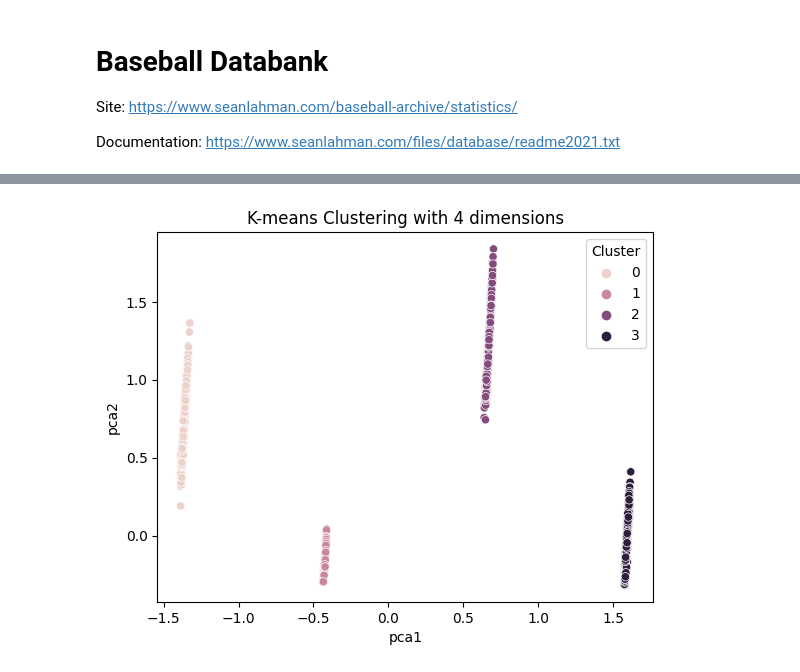
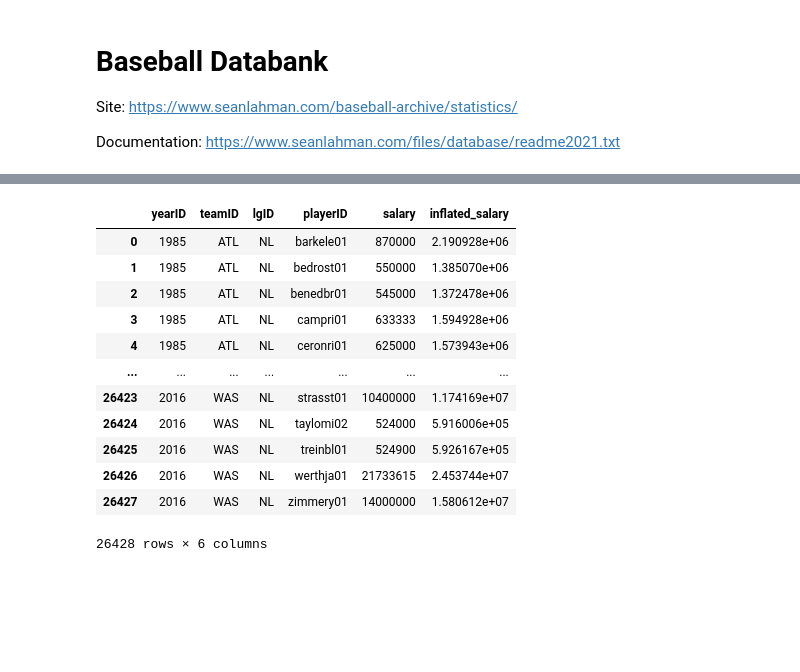
Before and after one commit to ghelms/MoneyBall-2.0, a Jupyter notebook: explore.ipynb, the cells around one changed output, grey strips where cells are left out. Cells and saved outputs as stored; diff of their text form; code cells hidden in the pictures; blank space fills up the shorter version.

```diff
--- a/explore.ipynb
+++ b/explore.ipynb
@@ -206,11 +13,0 @@ print(df.head())
-# %%
-pca_num_components = 2
-
-reduced_data = PCA(n_components=pca_num_components).fit_transform(df)
-results = pd.DataFrame(reduced_data,columns=['pca1','pca2'])
-
-sns.scatterplot(x="pca1", y="pca2", hue=df['Cluster'], data=results)
-plt.title('K-means Clustering with 4 dimensions')
-plt.show()
-# %% [output]
-[figure, removed]
@@ -216,0 +18,16 @@ plt.show()
+# %%
+salaries
+# %% [output]
+|  | yearID | teamID | lgID | playerID | salary | inflated_salary |
+| 0 | 1985 | ATL | NL | barkele01 | 870000 | 2.190928e+06 |
+| 1 | 1985 | ATL | NL | bedrost01 | 550000 | 1.385070e+06 |
+| 2 | 1985 | ATL | NL | benedbr01 | 545000 | 1.372478e+06 |
+| 3 | 1985 | ATL | NL | campri01 | 633333 | 1.594928e+06 |
+| 4 | 1985 | ATL | NL | ceronri01 | 625000 | 1.573943e+06 |
+| ... | ... | ... | ... | ... | ... | ... |
+| 26423 | 2016 | WAS | NL | strasst01 | 10400000 | 1.174169e+07 |
+| 26424 | 2016 | WAS | NL | taylomi02 | 524000 | 5.916006e+05 |
+| 26425 | 2016 | WAS | NL | treinbl01 | 524900 | 5.926167e+05 |
+| 26426 | 2016 | WAS | NL | werthja01 | 21733615 | 2.453744e+07 |
+| 26427 | 2016 | WAS | NL | zimmery01 | 14000000 | 1.580612e+07 |
+26428 rows × 6 columns
```
Also changed, not shown: parts of 17 cells of this notebook, 1 other file.
